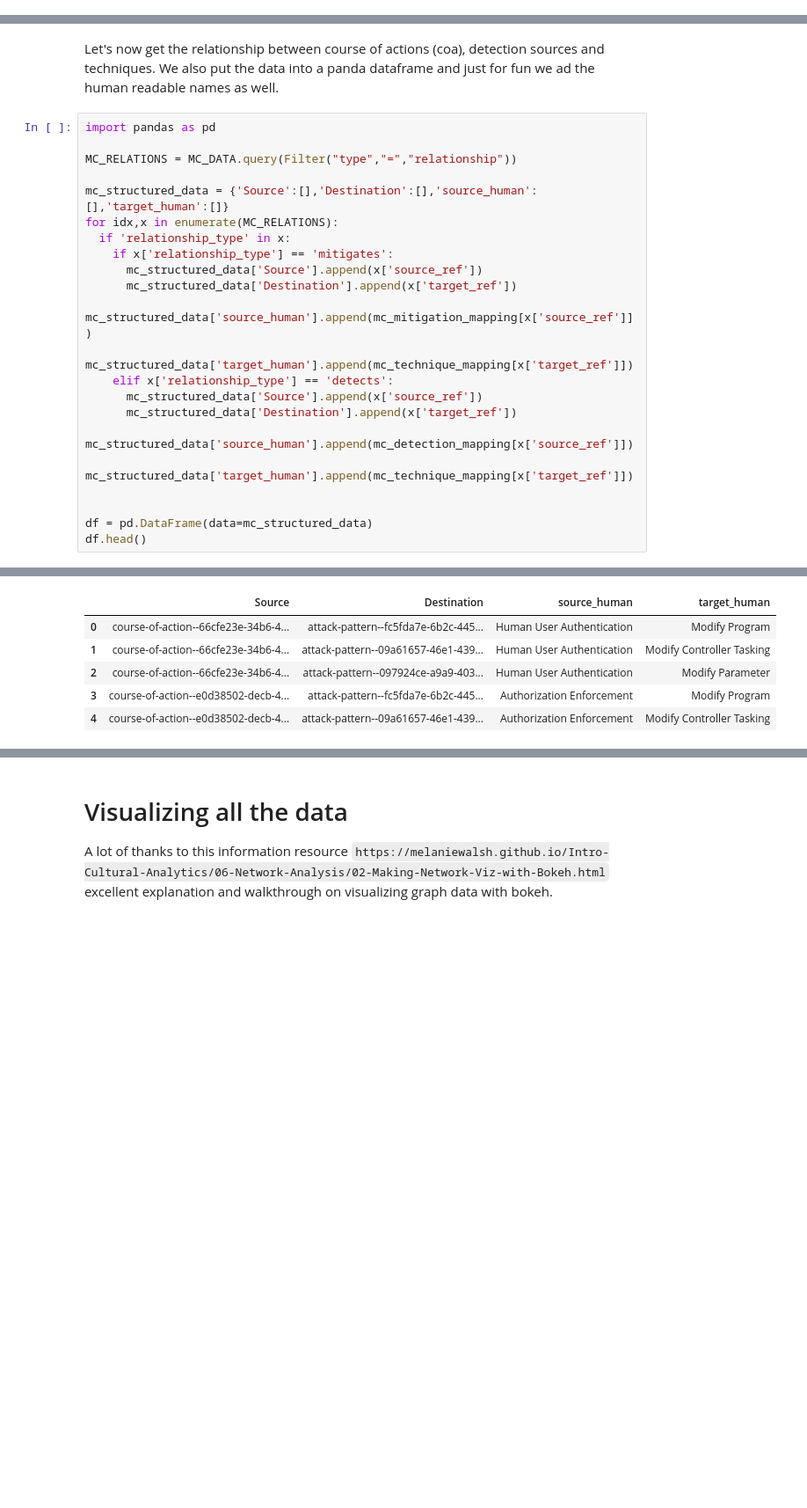
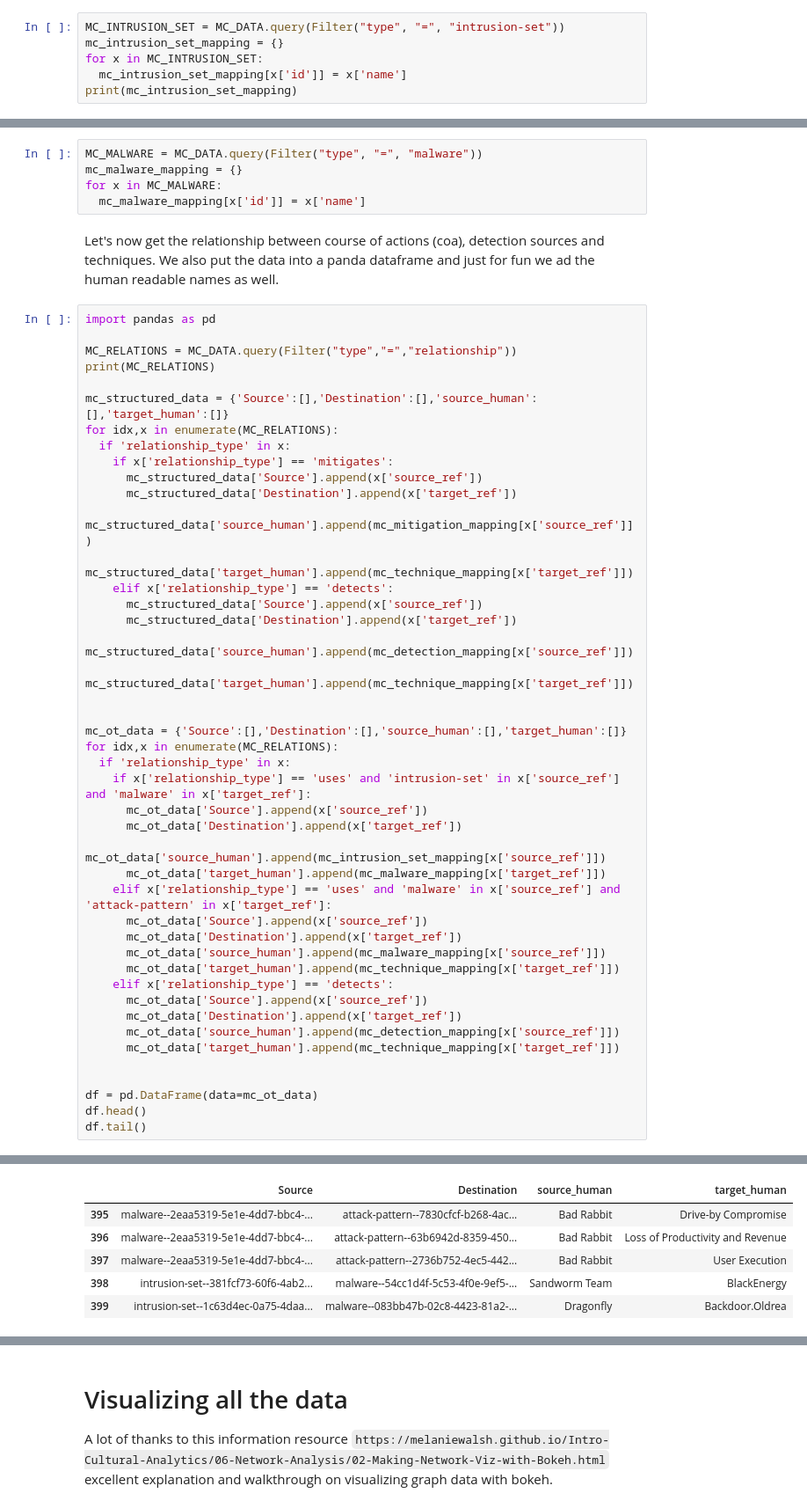
Before and after one commit to JorisRijs/mitre-visuals, a Jupyter notebook: mitre_visuals.ipynb, the cells around one changed output, grey strips where cells are left out. Shown at 88% size. Drawn from its saved outputs; the diff is of its cells as text; blank space fills up the shorter version.

```diff
--- a/mitre_visuals.ipynb
+++ b/mitre_visuals.ipynb
@@ -86,3 +90,9 @@ MC_DETECTIONS = MC_DATA.query(Filter("type", "=", "x-mitre-data-component"))
 mc_detection_mapping = {}
 for x in MC_DETECTIONS:
   mc_detection_mapping[x['id']] = x['name']
+# %%
+MC_INTRUSION_SET = MC_DATA.query(Filter("type", "=", "intrusion-set"))
+mc_intrusion_set_mapping = {}
+for x in MC_INTRUSION_SET:
+  mc_intrusion_set_mapping[x['id']] = x['name']
+print(mc_intrusion_set_mapping)
@@ -89,9 +101,15 @@ for x in MC_DETECTIONS:
+# %%
+MC_MALWARE = MC_DATA.query(Filter("type", "=", "malware"))
+mc_malware_mapping = {}
+for x in MC_MALWARE:
+  mc_malware_mapping[x['id']] = x['name']
 # %% [markdown]
 Let's now get the relationship between course of actions (coa), detection sources and techniques. We also put the data into a panda dataframe and just for fun we ad the human readable names as well.
 # %%
 import pandas as pd
 
 MC_RELATIONS = MC_DATA.query(Filter("type","=","relationship"))
+print(MC_RELATIONS)
 
 mc_structured_data = {'Source':[],'Destination':[],'source_human':[],'target_human':[]}
 for idx,x in enumerate(MC_RELATIONS):
@@ -108,6 +126,27 @@ for idx,x in enumerate(MC_RELATIONS):
       mc_structured_data['target_human'].append(mc_technique_mapping[x['target_ref']])
 
 
-df = pd.DataFrame(data=mc_structured_data)
+mc_ot_data = {'Source':[],'Destination':[],'source_human':[],'target_human':[]}
+for idx,x in enumerate(MC_RELATIONS):
+  if 'relationship_type' in x:
+    if x['relationship_type'] == 'uses' and 'intrusion-set' in x['source_ref'] and 'malware' in x['target_ref']:
+      mc_ot_data['Source'].append(x['source_ref'])
+      mc_ot_data['Destination'].append(x['target_ref'])
+      mc_ot_data['source_human'].append(mc_intrusion_set_mapping[x['source_ref']])
+      mc_ot_data['target_human'].append(mc_malware_mapping[x['target_ref']])
+    elif x['relationship_type'] == 'uses' and 'malware' in x['source_ref'] and 'attack-pattern' in x['target_ref']:
+      mc_ot_data['Source'].append(x['source_ref'])
+      mc_ot_data['Destination'].append(x['target_ref'])
+      mc_ot_data['source_human'].append(mc_malware_mapping[x['source_ref']])
+      mc_ot_data['target_human'].append(mc_technique_mapping[x['target_ref']])
+    elif x['relationship_type'] == 'detects':
+      mc_ot_data['Source'].append(x['source_ref'])
+      mc_ot_data['Destination'].append(x['target_ref'])
+      mc_ot_data['source_human'].append(mc_detection_mapping[x['source_ref']])
+      mc_ot_data['target_human'].append(mc_technique_mapping[x['target_ref']])
+
+
+df = pd.DataFrame(data=mc_ot_data)
 df.head()
+df.tail()
 # %% [output]
@@ -114,6 +154,6 @@ df.head()
 |  | Source | Destination | source_human | target_human |
-| 0 | course-of-action--66cfe23e-34b6-4... | attack-pattern--fc5fda7e-6b2c-445... | Human User Authentication | Modify Program |
-| 1 | course-of-action--66cfe23e-34b6-4... | attack-pattern--09a61657-46e1-439... | Human User Authentication | Modify Controller Tasking |
-| 2 | course-of-action--66cfe23e-34b6-4... | attack-pattern--097924ce-a9a9-403... | Human User Authentication | Modify Parameter |
-| 3 | course-of-action--e0d38502-decb-4... | attack-pattern--fc5fda7e-6b2c-445... | Authorization Enforcement | Modify Program |
-| 4 | course-of-action--e0d38502-decb-4... | attack-pattern--09a61657-46e1-439... | Authorization Enforcement | Modify Controller Tasking |
+| 395 | malware--2eaa5319-5e1e-4dd7-bbc4-... | attack-pattern--7830cfcf-b268-4ac... | Bad Rabbit | Drive-by Compromise |
+| 396 | malware--2eaa5319-5e1e-4dd7-bbc4-... | attack-pattern--63b6942d-8359-450... | Bad Rabbit | Loss of Productivity and Revenue |
+| 397 | malware--2eaa5319-5e1e-4dd7-bbc4-... | attack-pattern--2736b752-4ec5-442... | Bad Rabbit | User Execution |
+| 398 | intrusion-set--381fcf73-60f6-4ab2... | malware--54cc1d4f-5c53-4f0e-9ef5-... | Sandworm Team | BlackEnergy |
+| 399 | intrusion-set--1c63d4ec-0a75-4daa... | malware--083bb47b-02c8-4423-81a2-... | Dragonfly | Backdoor.Oldrea |
```
Also changed, not shown: parts of 13 cells of this notebook, 2 other files.
